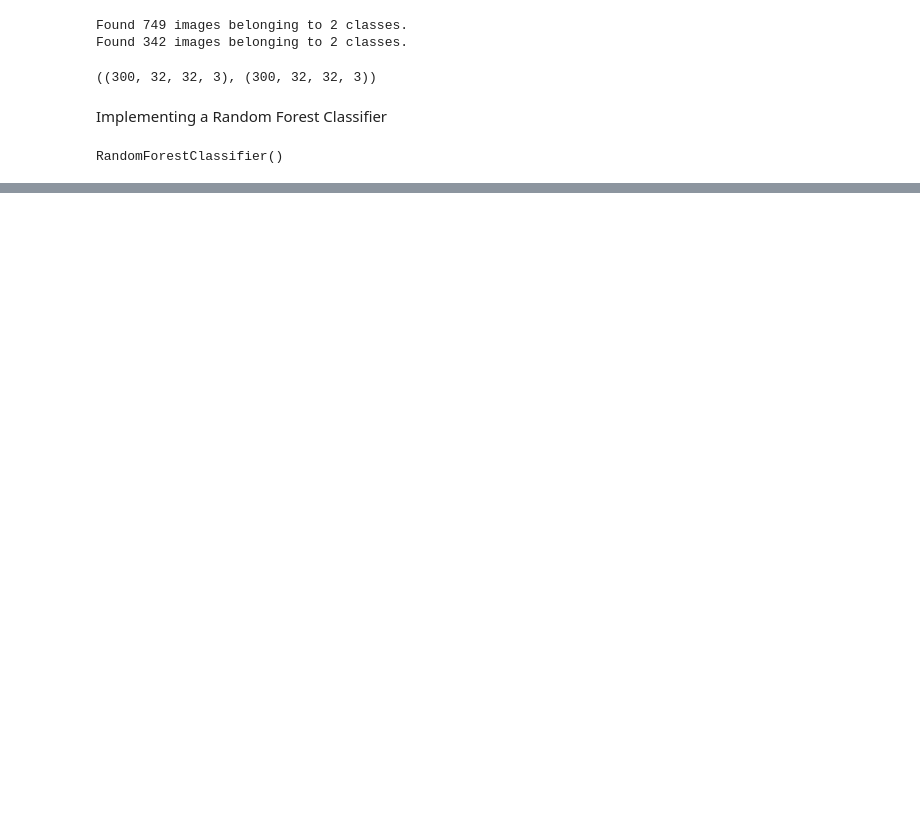
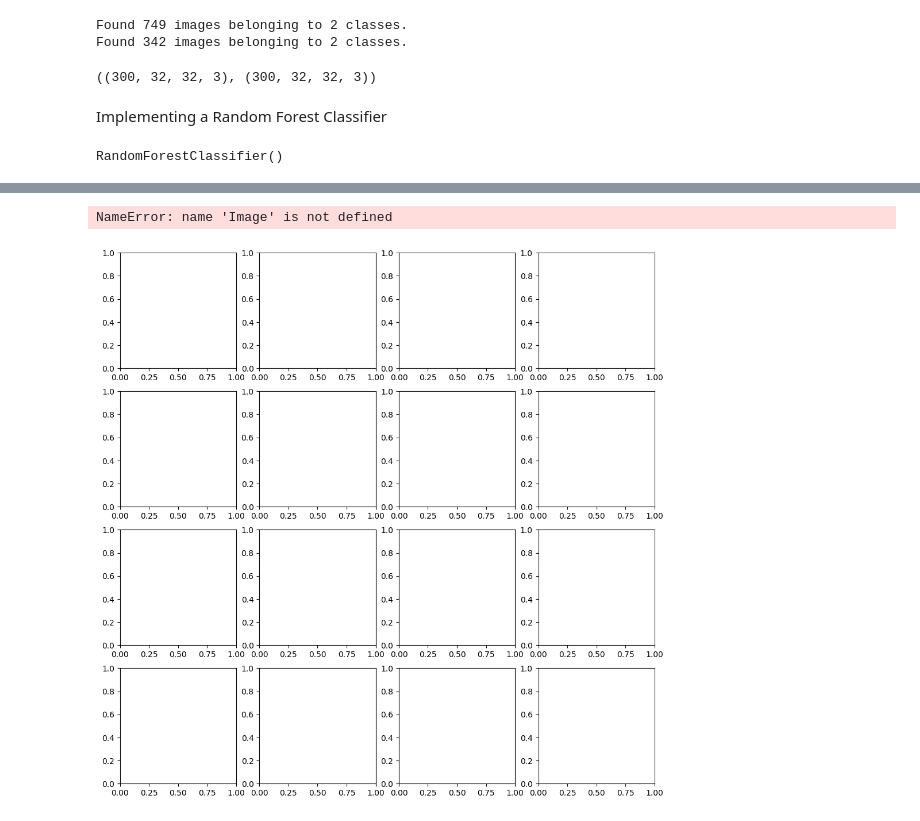
Before and after one commit to SoyVitou2019/Animal_Recognition, a Jupyter notebook: Random_forest_classifier.ipynb, the cells around one changed output, grey strips where cells are left out. Cells and saved outputs as stored; diff of their text form; code cells hidden in the pictures; blank space fills up the shorter version.

Commit message:
add new model

```diff
--- a/Random_forest_classifier.ipynb
+++ b/Random_forest_classifier.ipynb
@@ -106,0 +115,51 @@ weighted avg       0.60      0.60      0.59       294
+# %%
+# Define a function to extract features from an image
+def extract_features(image):
+    # Example: Convert the image to grayscale and resize it to a fixed size
+    gray_image = image.convert('L')
+    resized_image = gray_image.resize((64, 64))
+
+    # Flatten the image into a 1D array
+    feature_vector = np.array(resized_image).flatten()
+
+    return feature_vector
+# %%
+# Load the saved model
+model_path = './Model/RF.pkl'
+saved_model = joblib.load(model_path)
+
+# Use the saved model for predictions and subplot visualization
+new_images_path = './dataset/test/*.jpg'
+new_images = glob(new_images_path)
+
+num_images = len(new_images)
+num_rows = (num_images + 3) // 4  # Calculate the number of rows needed for the grid
+
+fig, axes = plt.subplots(nrows=num_rows, ncols=4, figsize=(12, 3*num_rows))
+
+for i, image_path in enumerate(new_images):
+    image = Image.open(image_path)
+    feature_vector = extract_features(image)
+
+    # Make prediction using the loaded model
+    prediction = saved_model.predict([feature_vector])
+
+    # Calculate the subplot index
+    row_idx = i // 4
+    col_idx = i % 4
+
+    # Display the image and prediction
+    axes[row_idx, col_idx].imshow(image)
+    axes[row_idx, col_idx].set_title(f'Prediction: {prediction}')
+    axes[row_idx, col_idx].axis('off')
+
+# Remove any empty subplots if the number of images is not a multiple of 4
+if num_images % 4 != 0:
+    for i in range(num_images, num_rows * 4):
+        axes[num_rows-1, i % 4].axis('off')
+
+plt.tight_layout()
+plt.show()
+# %% [output]
+NameError: name 'Image' is not defined
+[figure, added]
```
Also changed, not shown: parts of 4 cells of this notebook, 6 other files.
